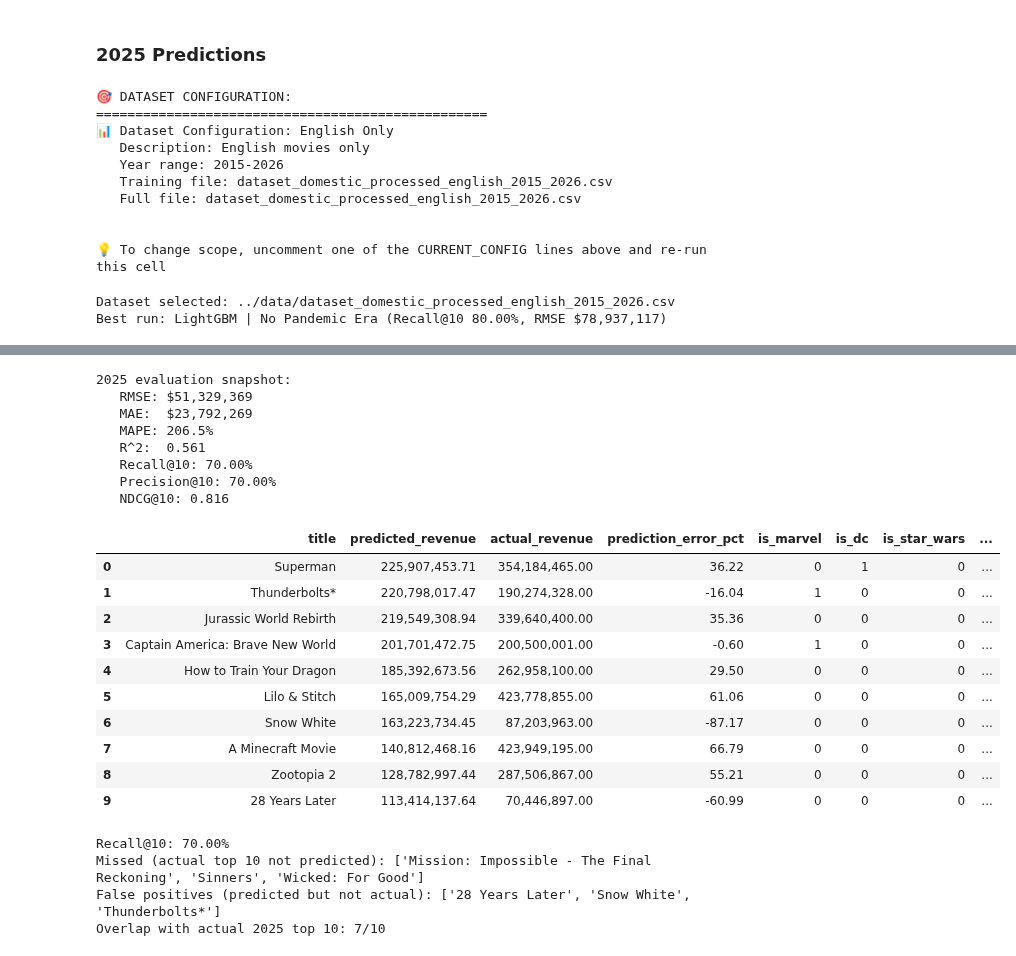
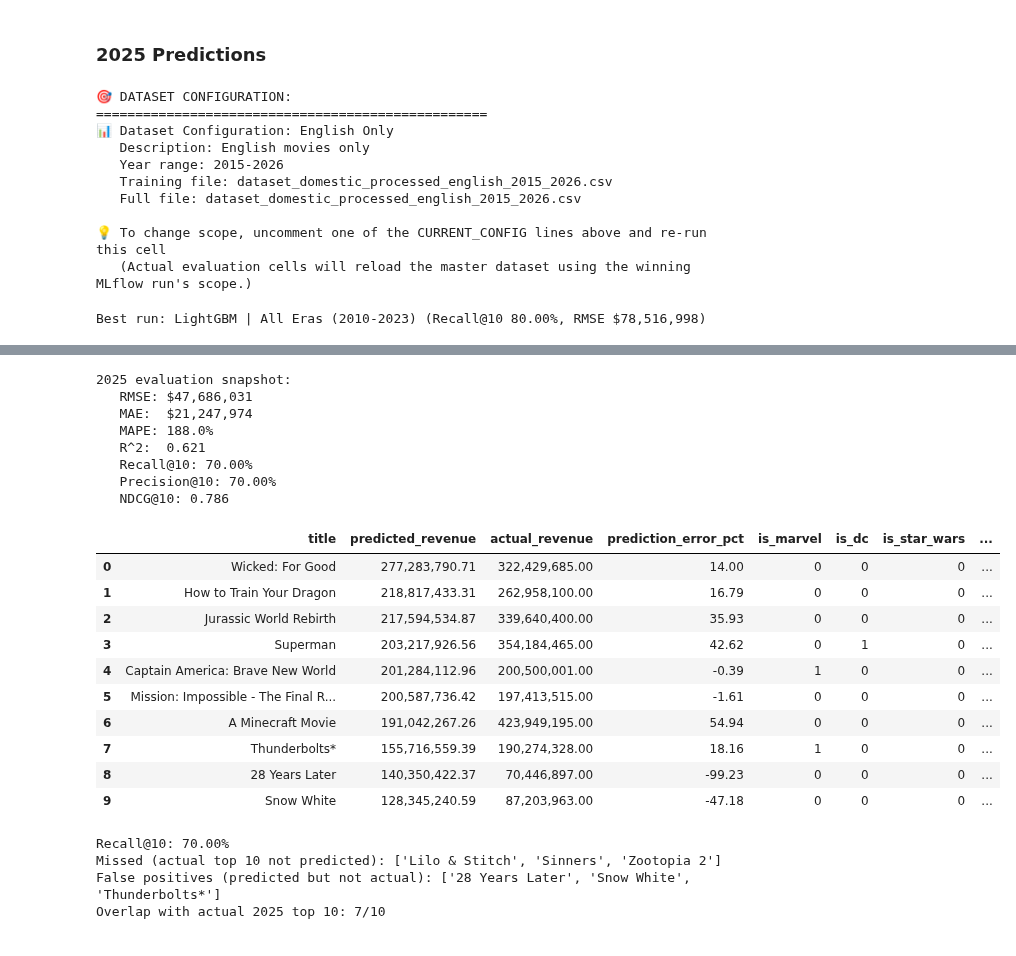
Before and after one commit to jasmineplows/box_office, a Jupyter notebook: code/7_2025_predictions.ipynb, the cells around one changed output, grey strips where cells are left out. Saved outputs shown, nothing was run; the diff lists cells and outputs as text; code cells hidden in the pictures.

```diff
--- a/code/7_2025_predictions.ipynb
+++ b/code/7_2025_predictions.ipynb
@@ -11,6 +11,7 @@ sys.path.insert(0, str(Path('../').resolve()))
 
 from dataset_config import (
     DEFAULT_CONFIG, get_dataset_config, get_dataset_path, get_config_summary,
+    load_dataset_frame,
     use_full_dataset, use_english_only, use_major_studios, use_english_major
 )
 
@@ -31,7 +32,8 @@ CURRENT_CONFIG = use_english_only(2015)                # English only (2015-2026
 print("🎯 DATASET CONFIGURATION:")
 print("=" * 50)
 print(get_config_summary(CURRENT_CONFIG))
-print("\n💡 To change scope, uncomment one of the CURRENT_CONFIG lines above and re-run this cell")
+print("💡 To change scope, uncomment one of the CURRENT_CONFIG lines above and re-run this cell")
+print("   (Actual evaluation cells will reload the master dataset using the winning MLflow run's scope.)")
 # %% [output]
 🎯 DATASET CONFIGURATION:
 ==================================================
@@ -41,6 +43,6 @@ print("\n💡 To change scope, uncomment one of the CURRENT_CONFIG lines above a
    Training file: dataset_domestic_processed_english_2015_2026.csv
    Full file: dataset_domestic_processed_english_2015_2026.csv
 
-
 💡 To change scope, uncomment one of the CURRENT_CONFIG lines above and re-run this cell
+   (Actual evaluation cells will reload the master dataset using the winning MLflow run's scope.)
 # %%
@@ -221,7 +108,6 @@ experiment_name = 'box_office_modeling'
 client = MlflowClient()
 best_run = None
 best_run_params = {}
-best_run_dataset_path = None
 mlflow_results = pd.DataFrame()
 
 experiment = mlflow.get_experiment_by_name(experiment_name)
@@ -244,7 +130,7 @@ if experiment is not None:
     runs_df = mlflow.search_runs(
         [experiment.experiment_id],
         filter_string="attributes.status = 'FINISHED'",
-        order_by=['metrics.rmse ASC'],
+        order_by=['metrics.recall_at_10 DESC', 'metrics.rmse ASC'],
     )
     if not runs_df.empty:
         rename_map = {
@@ -282,16 +168,6 @@ if experiment is not None:
             except Exception as exc:
                 print(f"Unable to fetch parameters for run {run_id}: {exc}")
                 best_run_params = {}
-            try:
-                best_run_dataset_path = resolve_dataset_path(
-                    best_run.get('data_scope_studios'),
-                    best_run.get('data_scope_language'),
-                    best_run_params,
-                )
-                print(f"Dataset selected: {best_run_dataset_path}")
-            except Exception as exc:
-                print(f"Unable to resolve dataset path: {exc}")
-                best_run_dataset_path = DEFAULT_DATASET_PATH
             recall_text = f"Recall@10 {best_run.get('recall_at_10', float('nan')):.2%}"
             rmse_text = f"RMSE ${best_run.get('rmse', float('nan')):,.0f}"
             print(f"Best run: {best_run.get('run_name')} ({recall_text}, {rmse_text})")
@@ -300,14 +176,18 @@ if experiment is not None:
 else:
     print('No MLflow experiment with finished runs is available.')
 # %% [output]
-Dataset selected: ../data/dataset_domestic_processed_english_2015_2026.csv
-Best run: LightGBM | No Pandemic Era (Recall@10 80.00%, RMSE $78,937,117)
+Best run: LightGBM | All Eras (2010-2023) (Recall@10 80.00%, RMSE $78,516,998)
 # %%
 # Evaluate the best model on 2025 data
-if best_run is None or best_run_dataset_path is None:
+if best_run is None:
     print('Cannot evaluate because no best MLflow run was identified.')
 else:
-    df_prepared, feature_cols, target = load_prepared_dataset(best_run_dataset_path)
+    df_prepared, feature_cols, target, resolved_scope = load_prepared_dataset(
+        best_run,
+        best_run_params,
+        training=False,
+        verbose=True,
+    )
     test_2025 = df_prepared[df_prepared['release_year'] == 2025].copy()
     if test_2025.empty:
         print('No 2025 rows available in the selected dataset.')
@@ -320,7 +200,7 @@ else:
         if best_model is None:
             print(f"Unable to load model artifacts for run {run_id}")
         else:
-            X_test = test_2025[feature_cols]
+            X_test = align_features_to_model(best_model, test_2025[feature_cols])
             preds_log = best_model.predict(X_test)
             preds = np.expm1(preds_log)
             test_2025['predicted_revenue'] = preds
@@ -399,23 +284,23 @@ Loaded dataset: ../data/dataset_domestic_processed_english_2015_2026.csv (1297 r
 2025 evaluation snapshot:
-   RMSE: $51,329,369
-   MAE:  $23,792,269
-   MAPE: 206.5%
-   R^2:  0.561
+   RMSE: $47,686,031
+   MAE:  $21,247,974
+   MAPE: 188.0%
+   R^2:  0.621
    Recall@10: 70.00%
    Precision@10: 70.00%
-   NDCG@10: 0.816
+   NDCG@10: 0.786
 |  | title | predicted_revenue | actual_revenue | prediction_error_pct | is_marvel | is_dc | is_star_wars | ... |
-| 0 | Superman | 225,907,453.71 | 354,184,465.00 | 36.22 | 0 | 1 | 0 | ... |
-| 1 | Thunderbolts* | 220,798,017.47 | 190,274,328.00 | -16.04 | 1 | 0 | 0 | ... |
-| 2 | Jurassic World Rebirth | 219,549,308.94 | 339,640,400.00 | 35.36 | 0 | 0 | 0 | ... |
-| 3 | Captain America: Brave New World | 201,701,472.75 | 200,500,001.00 | -0.60 | 1 | 0 | 0 | ... |
-| 4 | How to Train Your Dragon | 185,392,673.56 | 262,958,100.00 | 29.50 | 0 | 0 | 0 | ... |
-| 5 | Lilo & Stitch | 165,009,754.29 | 423,778,855.00 | 61.06 | 0 | 0 | 0 | ... |
-| 6 | Snow White | 163,223,734.45 | 87,203,963.00 | -87.17 | 0 | 0 | 0 | ... |
-| 7 | A Minecraft Movie | 140,812,468.16 | 423,949,195.00 | 66.79 | 0 | 0 | 0 | ... |
-| 8 | Zootopia 2 | 128,782,997.44 | 287,506,867.00 | 55.21 | 0 | 0 | 0 | ... |
-| 9 | 28 Years Later | 113,414,137.64 | 70,446,897.00 | -60.99 | 0 | 0 | 0 | ... |
+| 0 | Wicked: For Good | 277,283,790.71 | 322,429,685.00 | 14.00 | 0 | 0 | 0 | ... |
+| 1 | How to Train Your Dragon | 218,817,433.31 | 262,958,100.00 | 16.79 | 0 | 0 | 0 | ... |
+| 2 | Jurassic World Rebirth | 217,594,534.87 | 339,640,400.00 | 35.93 | 0 | 0 | 0 | ... |
+| 3 | Superman | 203,217,926.56 | 354,184,465.00 | 42.62 | 0 | 1 | 0 | ... |
+| 4 | Captain America: Brave New World | 201,284,112.96 | 200,500,001.00 | -0.39 | 1 | 0 | 0 | ... |
+| 5 | Mission: Impossible - The Final R... | 200,587,736.42 | 197,413,515.00 | -1.61 | 0 | 0 | 0 | ... |
+| 6 | A Minecraft Movie | 191,042,267.26 | 423,949,195.00 | 54.94 | 0 | 0 | 0 | ... |
+| 7 | Thunderbolts* | 155,716,559.39 | 190,274,328.00 | 18.16 | 1 | 0 | 0 | ... |
+| 8 | 28 Years Later | 140,350,422.37 | 70,446,897.00 | -99.23 | 0 | 0 | 0 | ... |
+| 9 | Snow White | 128,345,240.59 | 87,203,963.00 | -47.18 | 0 | 0 | 0 | ... |
 Recall@10: 70.00%
-Missed (actual top 10 not predicted): ['Mission: Impossible - The Final Reckoning', 'Sinners', 'Wicked: For Good']
+Missed (actual top 10 not predicted): ['Lilo & Stitch', 'Sinners', 'Zootopia 2']
 False positives (predicted but not actual): ['28 Years Later', 'Snow White', 'Thunderbolts*']
 Overlap with actual 2025 top 10: 7/10
```
Also changed, not shown: parts of 6 cells of this notebook, 22 other files.
